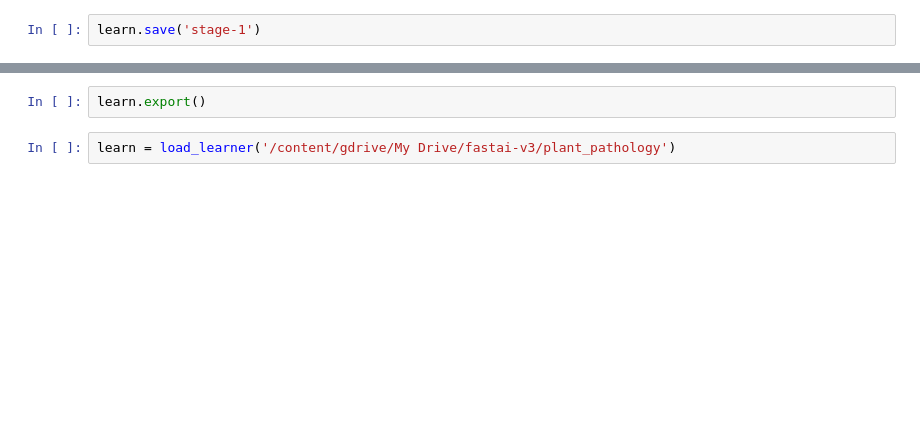
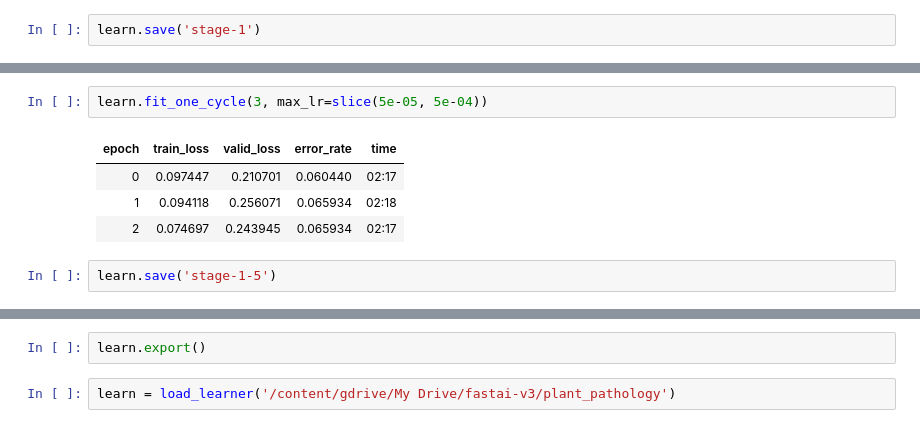
Before and after one commit to abdnafees/fastai-lesson2-hw, a Jupyter notebook: fastai_lesson2_apple_diseases.ipynb, the cells around one changed output, grey strips where cells are left out. Drawn from its saved outputs; the diff is of its cells as text; blank space fills up the shorter version.

```diff
--- a/fastai_lesson2_apple_diseases.ipynb
+++ b/fastai_lesson2_apple_diseases.ipynb
@@ -179,0 +206,9 @@ learn.save('stage-2')
+# %%
+learn.fit_one_cycle(3, max_lr=slice(5e-05, 5e-04))
+# %% [output]
+| epoch | train_loss | valid_loss | error_rate | time |
+| 0 | 0.097447 | 0.210701 | 0.060440 | 02:17 |
+| 1 | 0.094118 | 0.256071 | 0.065934 | 02:18 |
+| 2 | 0.074697 | 0.243945 | 0.065934 | 02:17 |
+# %%
+learn.save('stage-1-5')
```
Also changed, not shown: parts of 24 cells of this notebook.
